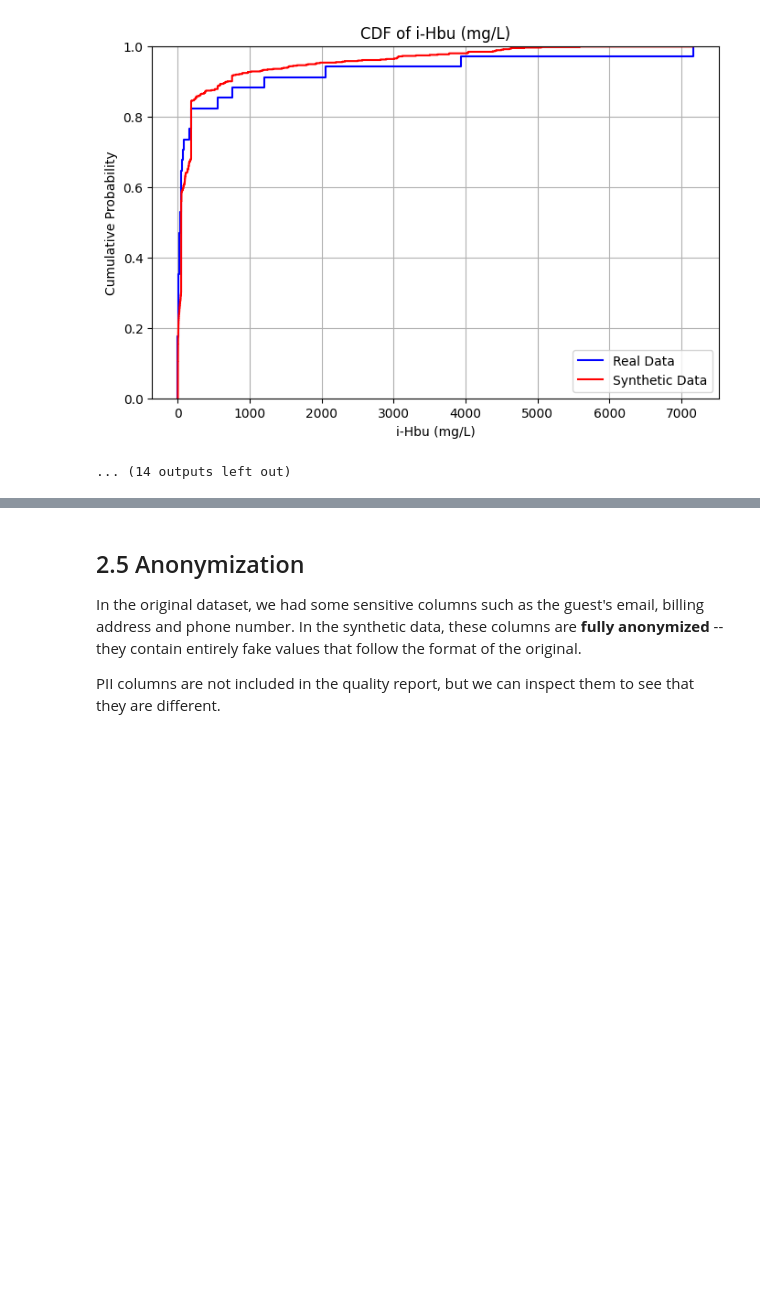
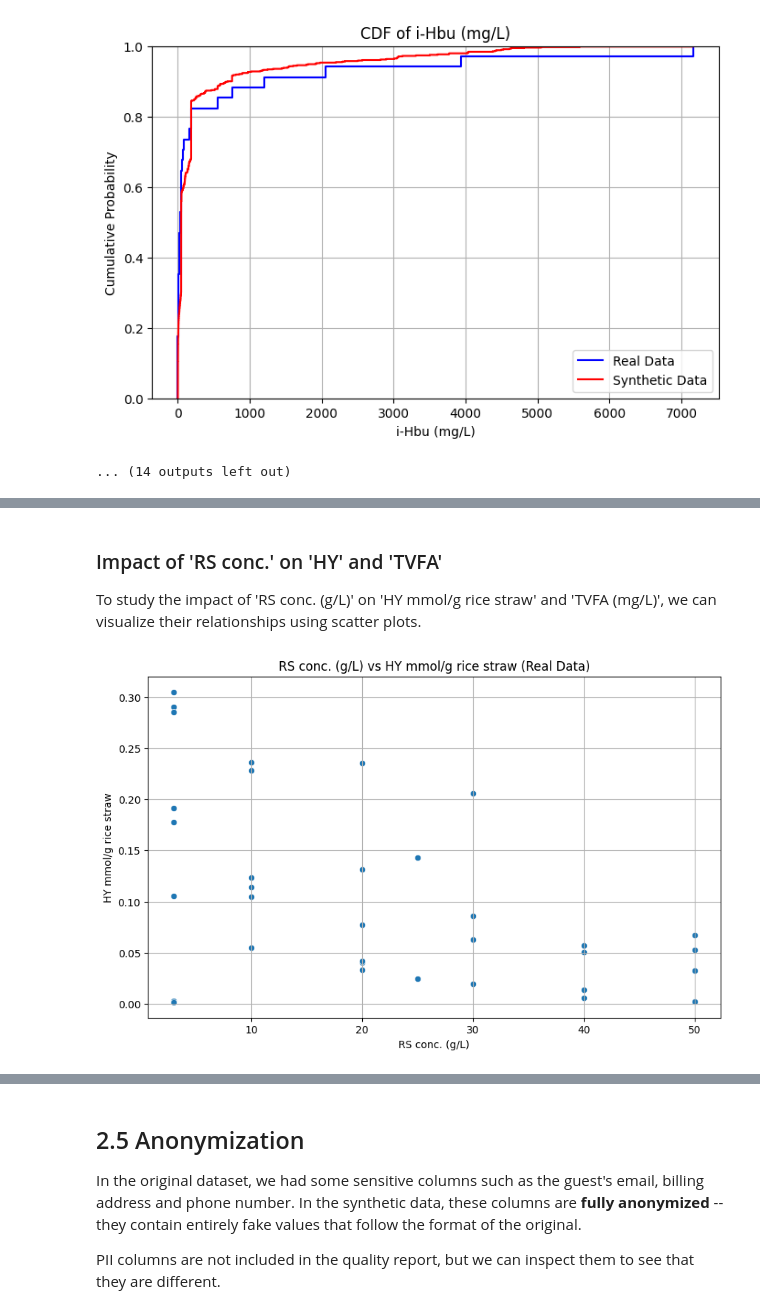
Before and after one commit to umraodeepika7-dotcom/ctgan, a Jupyter notebook: SDV_Synthesize_a_table_(CTGAN).ipynb, the cells around one changed output, grey strips where cells are left out. Drawn from its saved outputs; the diff is of its cells as text; code cells hidden in the pictures; blank space fills up the shorter version.

```diff
--- a/SDV_Synthesize_a_table_(CTGAN).ipynb
+++ b/SDV_Synthesize_a_table_(CTGAN).ipynb
@@ -464,0 +616,18 @@ Generating CDF plot for: i-Hbu (mg/L)
+# %% [markdown]
+### Impact of 'RS conc.' on 'HY' and 'TVFA'
+
+To study the impact of 'RS conc. (g/L)' on 'HY mmol/g rice straw' and 'TVFA (mg/L)', we can visualize their relationships using scatter plots.
+# %%
+import matplotlib.pyplot as plt
+import seaborn as sns
+
+# Scatter plot for RS conc. vs HY mmol/g rice straw
+plt.figure(figsize=(10, 6))
+sns.scatterplot(data=cleaned_real_data, x='RS conc. (g/L)', y='HY mmol/g rice straw')
+plt.title('RS conc. (g/L) vs HY mmol/g rice straw (Real Data)')
+plt.xlabel('RS conc. (g/L)')
+plt.ylabel('HY mmol/g rice straw')
+plt.grid(True)
+plt.show()
+# %% [output]
+[figure, added]
```
Also changed, not shown: parts of 31 cells of this notebook.
